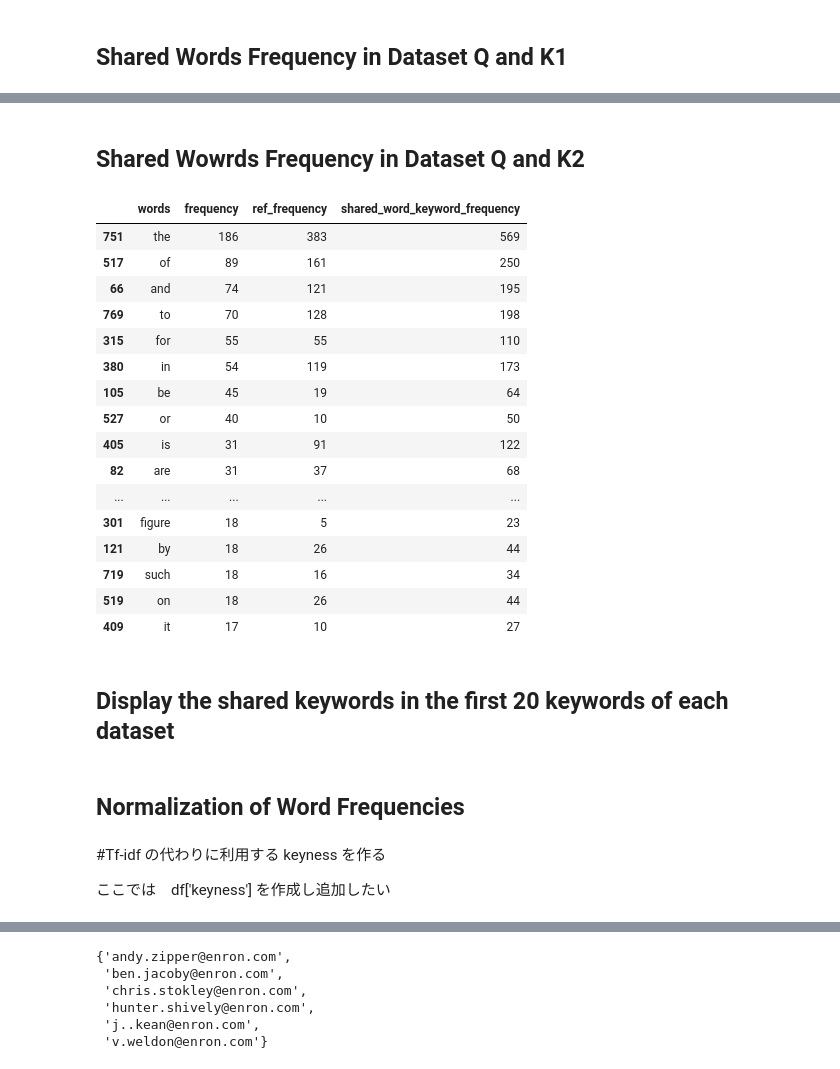
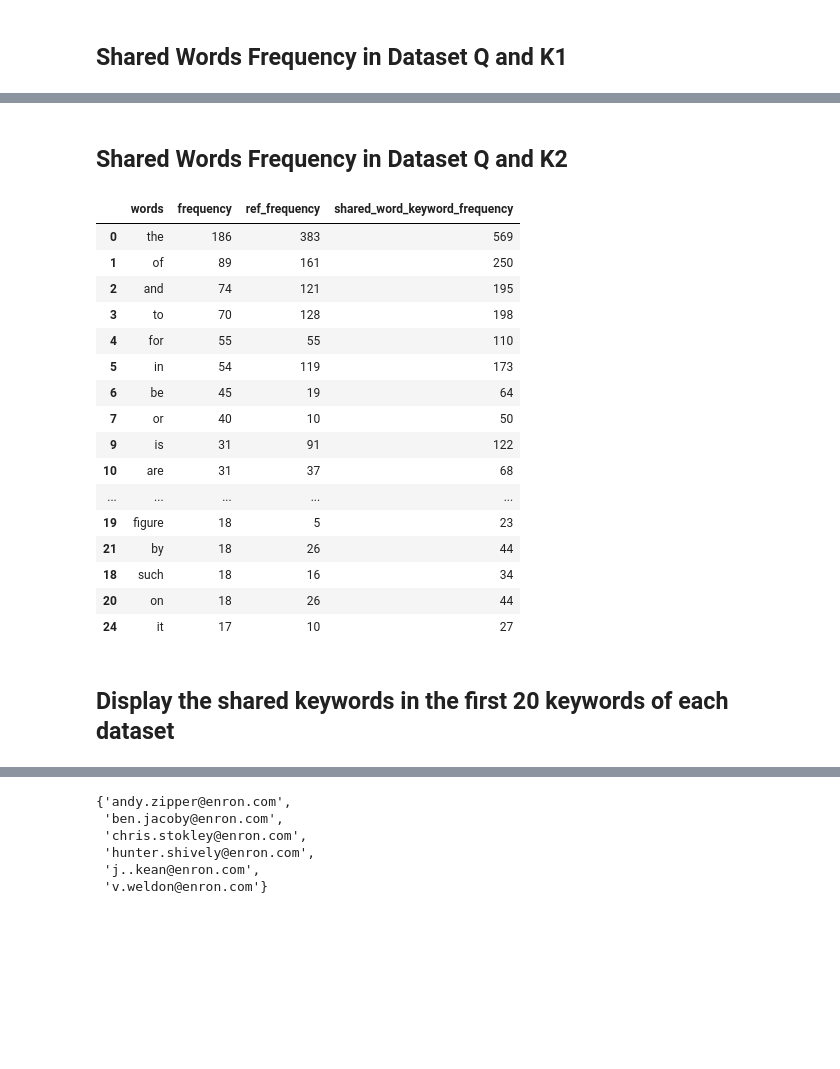
Before and after one commit to mattya144/ExpertSystemWithPython, a Jupyter notebook: create_reference_vectors.ipynb, the cells around one changed output, grey strips where cells are left out. Saved outputs shown, nothing was run; the diff lists cells and outputs as text; code cells hidden in the pictures; blank space fills up the shorter version.

```diff
--- a/create_reference_vectors.ipynb
+++ b/create_reference_vectors.ipynb
@@ -226,5 +224,6 @@ def dispAndMakeWordFreq(df, words, author = 0):
 wf_list_Q = dispAndMakeWordFreq(df,words, author = 0)
 
 wf_list_Q = wf_list_Q.sort_values('frequency', ascending=False)
-wf_list_Q
+wf_list_Q = wf_list_Q.reset_index(drop=True)
+wf_list_Q.head(20)
 # %% [output]
@@ -260,6 +275,7 @@ wf_list_K1.head(20)
 wf_list_K2 = dispAndMakeWordFreq(df,words, author = 2)
 
 wf_list_K2 = wf_list_K2.sort_values('frequency', ascending=False)
+wf_list_K2 = wf_list_K2.reset_index(drop=True)
 wf_list_K2.head(20)
 # %% [output]
 |  | words | frequency |
@@ -305,0 +343,31 @@ wf_list_ref.head(20)
+# %%
+import math
+# we generaly name 'ntf' for normalized term frequency
+# First, create the shared normalized tf vector
+# shared_ntf = None # shared ntf of all document
+# matrix = []
+# for row in df['ntf']:
+#     matrix.append(row)
+# np_matrix = np.array(matrix)
+# mean_vector = np_matrix.mean(axis=0)
+# shared_ntf = mean_vector.tolist()
+
+def keyness(ntf_vector1, ref_ntf_vector2): # freq_vector1 and freq_vector2 are both already normalized
+    keyness_vec = []
+    for i, x in enumerate(ntf_vector1):
+        if ntf_vector1[i] == 0 or ref_ntf_vector2[i] == 0:
+            keyness_vec.append(0)
+        else:
+            keyness_vec.append(math.log2(ntf_vector1[i]/ref_ntf_vector2[i]))
+
+    return keyness_vec
+
+
+keyness_mat = []
+for ntf_vector in df['ntf']:
+    ntf_ref = df['ntf'][3]
+    keyness_vec = keyness(ntf_vector, ntf_ref)
+    keyness_mat.append(keyness_vec)
+
+# keyness を　Dataframe に追加
+df['keyness'] = keyness_mat
@@ -308,5 +478,5 @@ wf_list_ref.head(20)
 # %%
-def dispAndMakeSharedKeywordFreq(df,df_ref):
+def dispAndMakeSharedWordsFreq(df,df_ref):
     df = df[df['words'].isin(df_ref['words'])] #filtering with the words in df2
     df_ref = df_ref[df_ref['words'].isin(df['words'])] #filtering with the words in df
     #now the words in df and df2 are same
@@ -419,28 +514,26 @@ SWF_QandK1.sort_values('frequency', ascending=False).head(20)
 # %% [markdown]
-## Shared Wowrds Frequency in Dataset Q and K2
+## Shared Words Frequency in Dataset Q and K2
 # %%
 #SWF = Shared Word Frequency
-SWF_QandK2 = dispAndMakeSharedKeywordFreq(wf_list_Q,wf_list_K2)
+SWF_QandK2 = dispAndMakeSharedWordsFreq(wf_list_Q,wf_list_K2)
 SWF_QandK2.sort_values('frequency', ascending=False).head(20)
 # %% [output]
 |  | words | frequency | ref_frequency | shared_word_keyword_frequency |
-| 751 | the | 186 | 383 | 569 |
-| 517 | of | 89 | 161 | 250 |
-| 66 | and | 74 | 121 | 195 |
-| 769 | to | 70 | 128 | 198 |
-| 315 | for | 55 | 55 | 110 |
-| 380 | in | 54 | 119 | 173 |
-| 105 | be | 45 | 19 | 64 |
-| 527 | or | 40 | 10 | 50 |
-| 405 | is | 31 | 91 | 122 |
-| 82 | are | 31 | 37 | 68 |
+| 0 | the | 186 | 383 | 569 |
+| 1 | of | 89 | 161 | 250 |
+| 2 | and | 74 | 121 | 195 |
+| 3 | to | 70 | 128 | 198 |
+| 4 | for | 55 | 55 | 110 |
+| 5 | in | 54 | 119 | 173 |
+| 6 | be | 45 | 19 | 64 |
+| 7 | or | 40 | 10 | 50 |
+| 9 | is | 31 | 91 | 122 |
+| 10 | are | 31 | 37 | 68 |
 | ... | ... | ... | ... | ... |
-| 301 | figure | 18 | 5 | 23 |
-| 121 | by | 18 | 26 | 44 |
-| 719 | such | 18 | 16 | 34 |
-| 519 | on | 18 | 26 | 44 |
-| 409 | it | 17 | 10 | 27 |
+| 19 | figure | 18 | 5 | 23 |
+| 21 | by | 18 | 26 | 44 |
+| 18 | such | 18 | 16 | 34 |
+| 20 | on | 18 | 26 | 44 |
+| 24 | it | 17 | 10 | 27 |
 # %% [markdown]
 ## Display the shared keywords in the first 20 keywords of each dataset
-# %% [markdown]
-## Normalization of Word Frequencies
@@ -459,4 +539,0 @@ df['ntf'] = normalized_tf_list
-# %% [markdown]
-#Tf-idf の代わりに利用する keyness を作る
-
-ここでは　df['keyness'] を作成し追加したい
```
Also changed, not shown: parts of 54 cells of this notebook.
